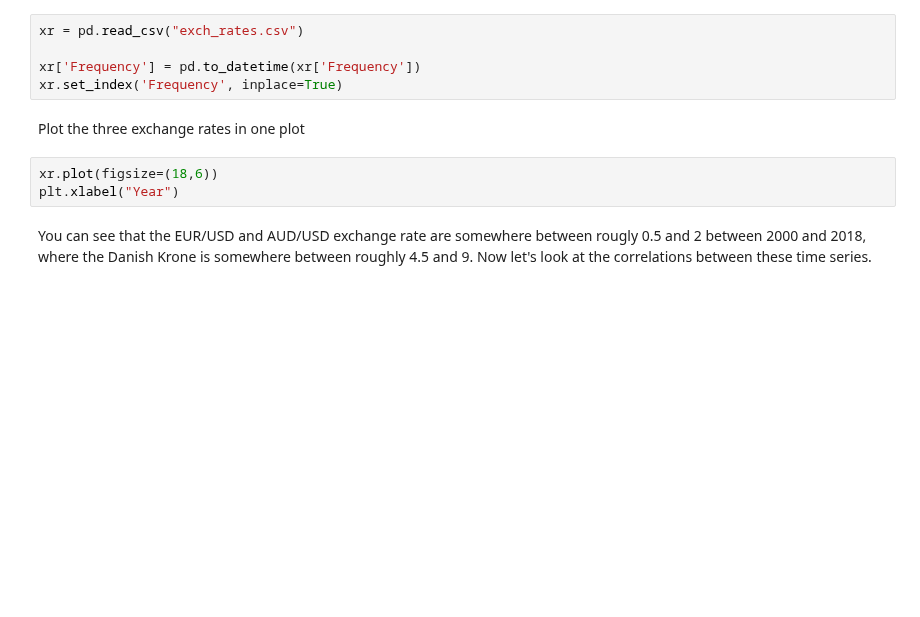
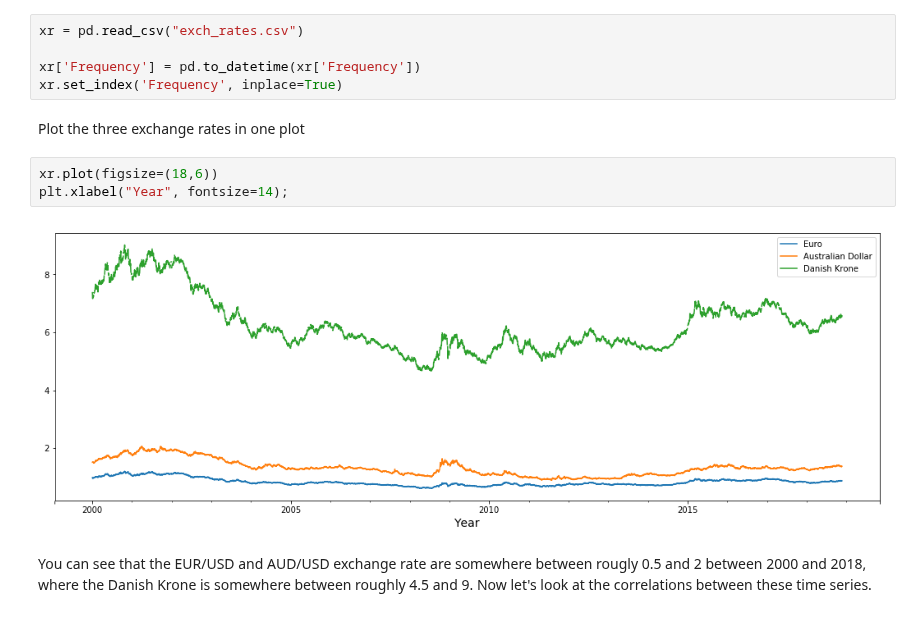
Before and after one commit to nkacoroski/dsc-3-26-05-correlation-and-autocorrelation-in-time-series-lab-seattle-ds-career-040119, a Jupyter notebook: index.ipynb, the cells around one changed output. Drawn from its saved outputs; the diff is of its cells as text; blank space fills up the shorter version.

```diff
--- a/index.ipynb
+++ b/index.ipynb
@@ -31,7 +31,9 @@ xr.set_index('Frequency', inplace=True)
 Plot the three exchange rates in one plot
 # %%
 xr.plot(figsize=(18,6))
-plt.xlabel("Year")
+plt.xlabel("Year", fontsize=14);
+# %% [output]
+[figure, added]
 # %% [markdown]
 You can see that the EUR/USD and AUD/USD exchange rate are somewhere between rougly 0.5 and 2 between 2000 and 2018, where the Danish Krone is somewhere between roughly 4.5 and 9. Now let's look at the correlations between these time series.
 # %%
```
